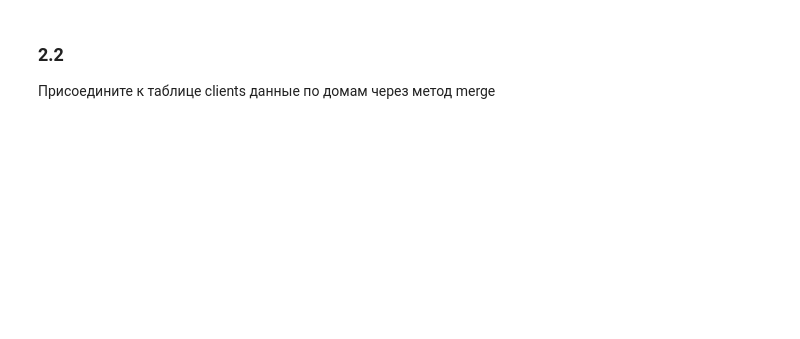
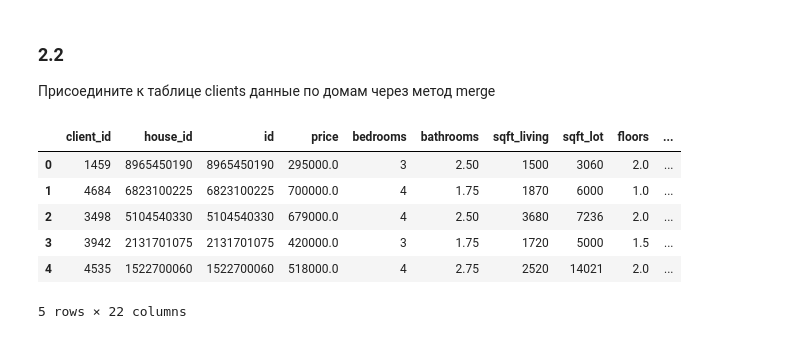
Before and after one commit to egor-menshikov/Jupyter_GB, a Jupyter notebook: HOMEWORKS/HW_3/hw3.ipynb, the cells around one changed output. Cells and saved outputs as stored; diff of their text form; code cells hidden in the pictures; blank space fills up the shorter version.

```diff
--- a/HOMEWORKS/HW_3/hw3.ipynb
+++ b/HOMEWORKS/HW_3/hw3.ipynb
@@ -84,3 +104,13 @@ clients_joined = clients_id.join(df_id)
 Присоедините к таблице clients данные по домам через метод merge
 # %%
 clients_merged = clients.merge(df, left_on='house_id', right_on='id')
+# %%
+clients_merged.head()
+# %% [output]
+|  | client_id | house_id | id | price | bedrooms | bathrooms | sqft_living | sqft_lot | floors | ... |
+| 0 | 1459 | 8965450190 | 8965450190 | 295000.0 | 3 | 2.50 | 1500 | 3060 | 2.0 | ... |
+| 1 | 4684 | 6823100225 | 6823100225 | 700000.0 | 4 | 1.75 | 1870 | 6000 | 1.0 | ... |
+| 2 | 3498 | 5104540330 | 5104540330 | 679000.0 | 4 | 2.50 | 3680 | 7236 | 2.0 | ... |
+| 3 | 3942 | 2131701075 | 2131701075 | 420000.0 | 3 | 1.75 | 1720 | 5000 | 1.5 | ... |
+| 4 | 4535 | 1522700060 | 1522700060 | 518000.0 | 4 | 2.75 | 2520 | 14021 | 2.0 | ... |
+5 rows × 22 columns
```
Also changed, not shown: parts of 14 cells of this notebook, 1 other file.
